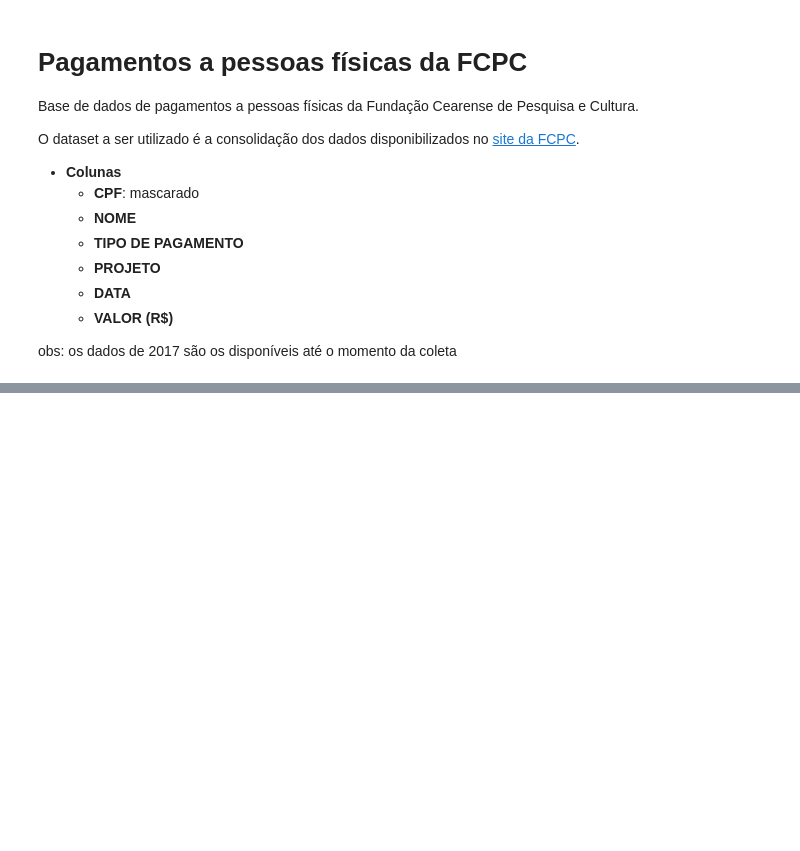
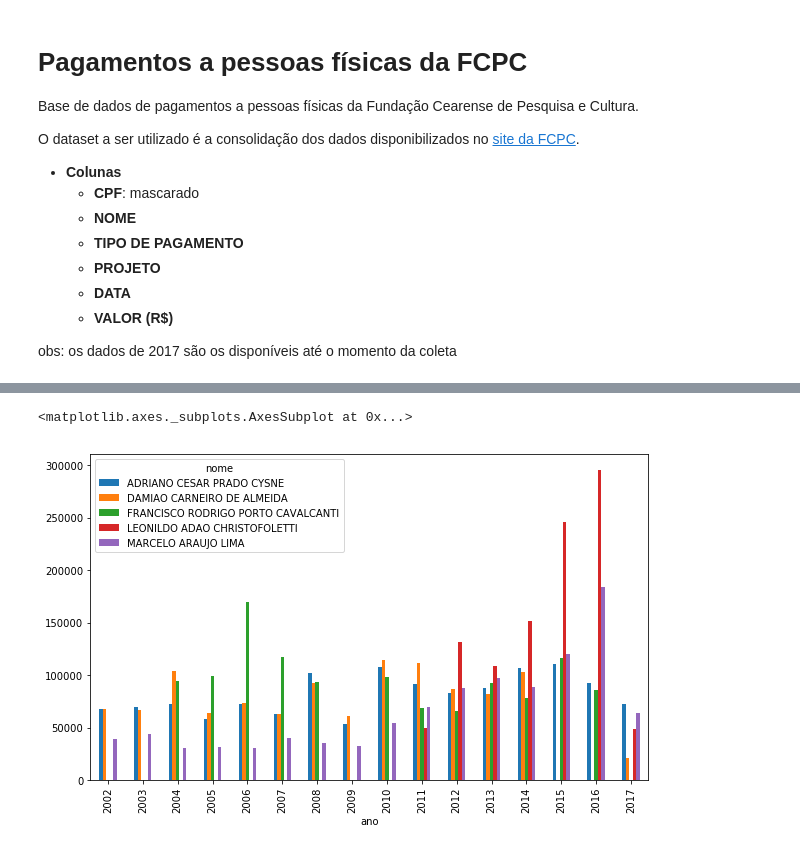
Before and after one commit to abevieiramota/course-python-data-analysis1, a Jupyter notebook: 00 - Exemplos/0.1 - FCPC - Básico.ipynb, the cells around one changed output, grey strips where cells are left out. Saved outputs shown, nothing was run; the diff lists cells and outputs as text; code cells hidden in the pictures; blank space fills up the shorter version.

```diff
--- a/00 - Exemplos/0.1 - FCPC - Básico.ipynb
+++ b/00 - Exemplos/0.1 - FCPC - Básico.ipynb
@@ -223,0 +501,3 @@ Name: VALOR (R$), dtype: float64
+# %%
+top_5 = fcpc.groupby("nome")["valor"].sum().nlargest(5)
+top_5
@@ -223,0 +512,7 @@ Name: VALOR (R$), dtype: float64
+# %%
+top_5_ = fcpc[fcpc.nome.isin(top_5.index)]
+
+top_5_.groupby([top_5_.ano, "nome"])["valor"].sum().unstack().plot(kind="bar", figsize=(10, 6))
+# %% [output]
+<matplotlib.axes._subplots.AxesSubplot at 0x...>
+[figure, added]
```
Also changed, not shown: parts of 71 cells of this notebook, 1 other file.
